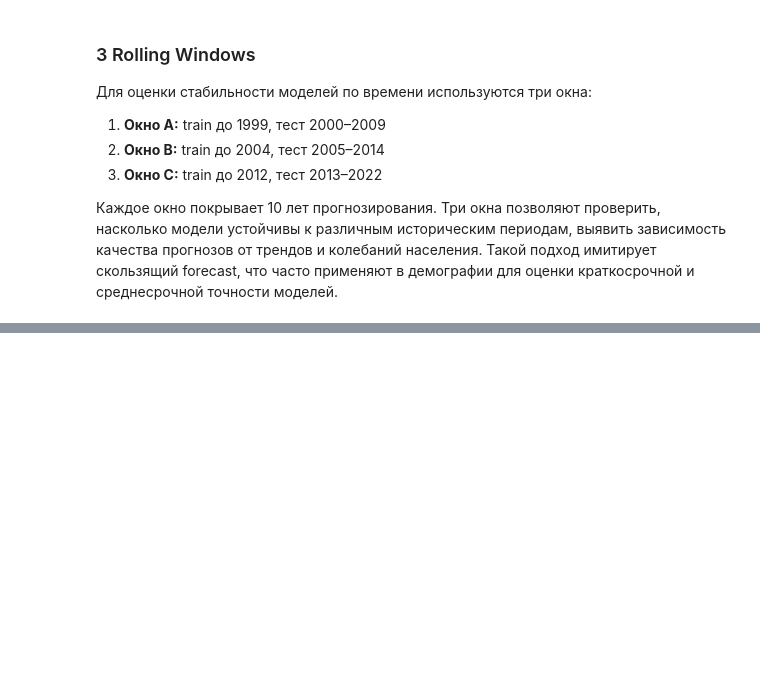
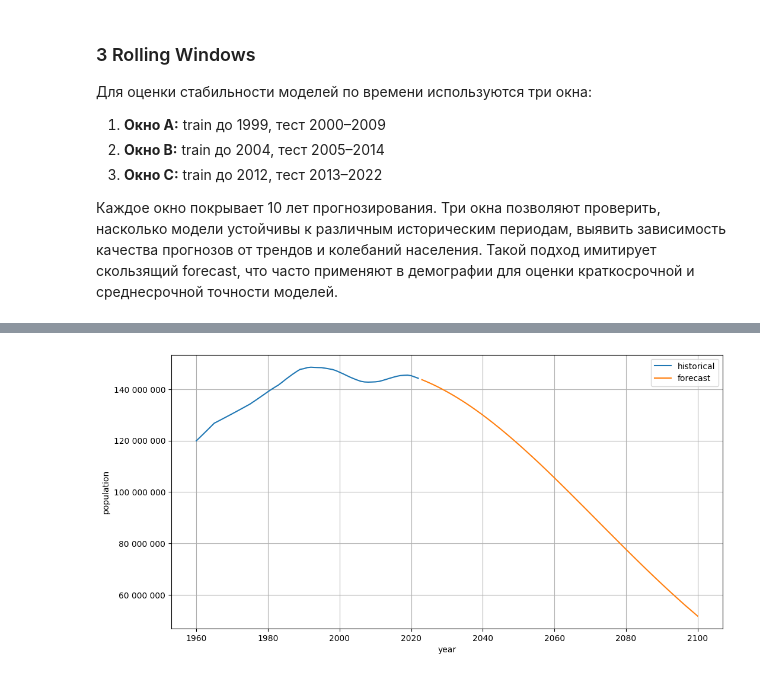
Before and after one commit to UsatovPavel/Pop_ML_Forecast10, a Jupyter notebook: 3.prediction.ipynb, the cells around one changed output, grey strips where cells are left out. Saved outputs shown, nothing was run; the diff lists cells and outputs as text; code cells hidden in the pictures; blank space fills up the shorter version.

```diff
--- a/3.prediction.ipynb
+++ b/3.prediction.ipynb
@@ -343,0 +914,15 @@ model Cohort_Component - window C:
+# %%
+from scipy.stats import boxcox
+
+df = pd.read_csv("output/final_with_cohort.csv")
+
+pop = df['population'].values
+
+# проверяем, что значения положительные (Box-Cox требует >0)
+assert (pop > 0).all()
+
+pop_transformed, lambda_bc = boxcox(pop)
+
+print("Лямбда Box-Cox:", lambda_bc)
+
+df['population_boxcox'] = pop_transformed
@@ -343,0 +1303,54 @@ model Cohort_Component - window C:
+# %%
+from pmdarima import auto_arima
+import matplotlib.pyplot as plt
+import pandas as pd
+import numpy as np
+from scipy.special import inv_boxcox
+import matplotlib.ticker as ticker
+
+df_rus = df[df['country_code'] == 'RUS'].sort_values('year')
+
+y_train = df_rus['population_boxcox'].values
+years_train = df_rus['year'].values
+last_year = int(years_train[-1])
+forecast_horizon = 2100 - last_year
+
+model_rus = auto_arima(
+    y_train,
+    seasonal=False,
+    stepwise=True,
+    suppress_warnings=True,
+    error_action='ignore'
+)
+
+pred_boxcox = model_rus.predict(n_periods=forecast_horizon)
+pred = inv_boxcox(pred_boxcox, lambda_bc)
+pred = pred.astype(int)
+
+years_forecast = np.arange(last_year + 1, 2101)
+
+forecast_df = pd.DataFrame({
+    'year': years_forecast,
+    'population_forecast': pred
+})
+
+forecast_df
+
+plt.figure(figsize=(12, 6))
+plt.plot(df_rus['year'], df_rus['population'], label='historical')
+plt.plot(years_forecast, pred, label='forecast')
+
+plt.xlabel('year')
+plt.ylabel('population')
+
+plt.legend()
+plt.grid(True)
+
+ax = plt.gca()
+ax.yaxis.set_major_formatter(
+    ticker.FuncFormatter(lambda x, pos: f"{int(x):,}".replace(",", " "))
+)
+
+plt.show()
+# %% [output]
+[figure, added]
```
Also changed, not shown: parts of 41 cells of this notebook, 3 other files.
